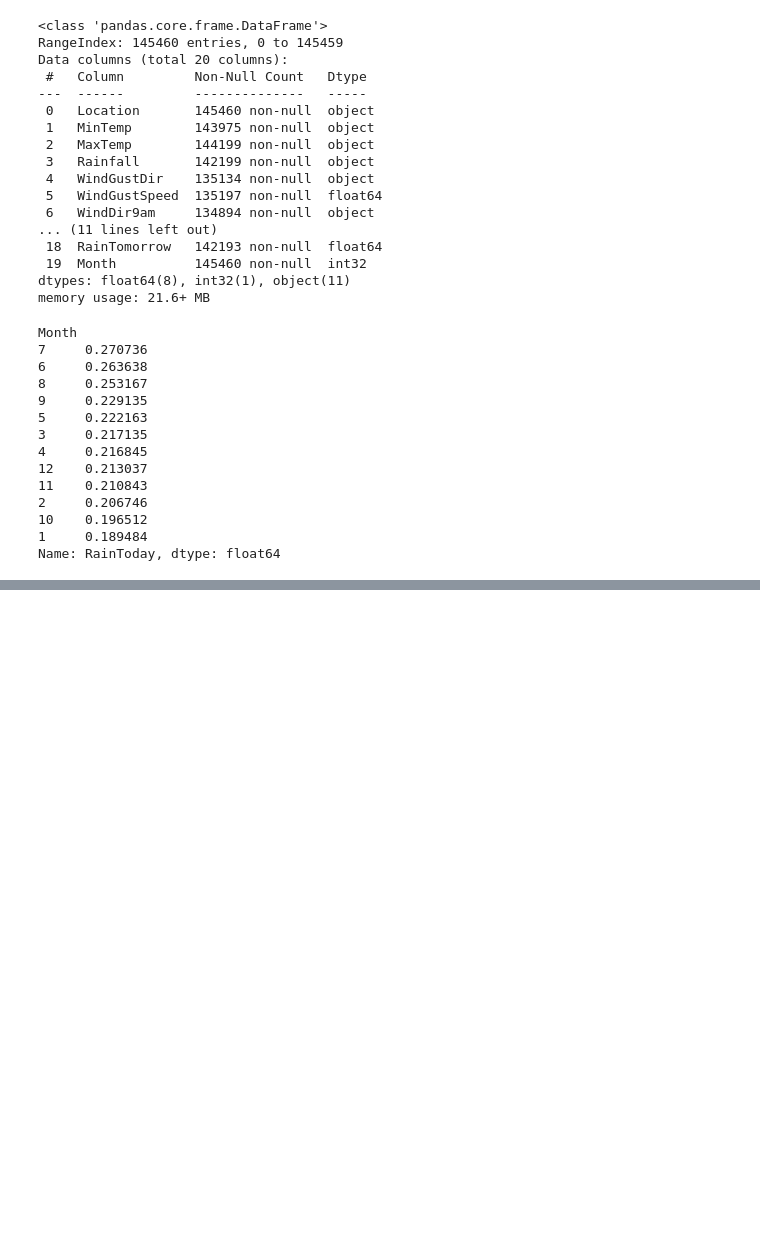
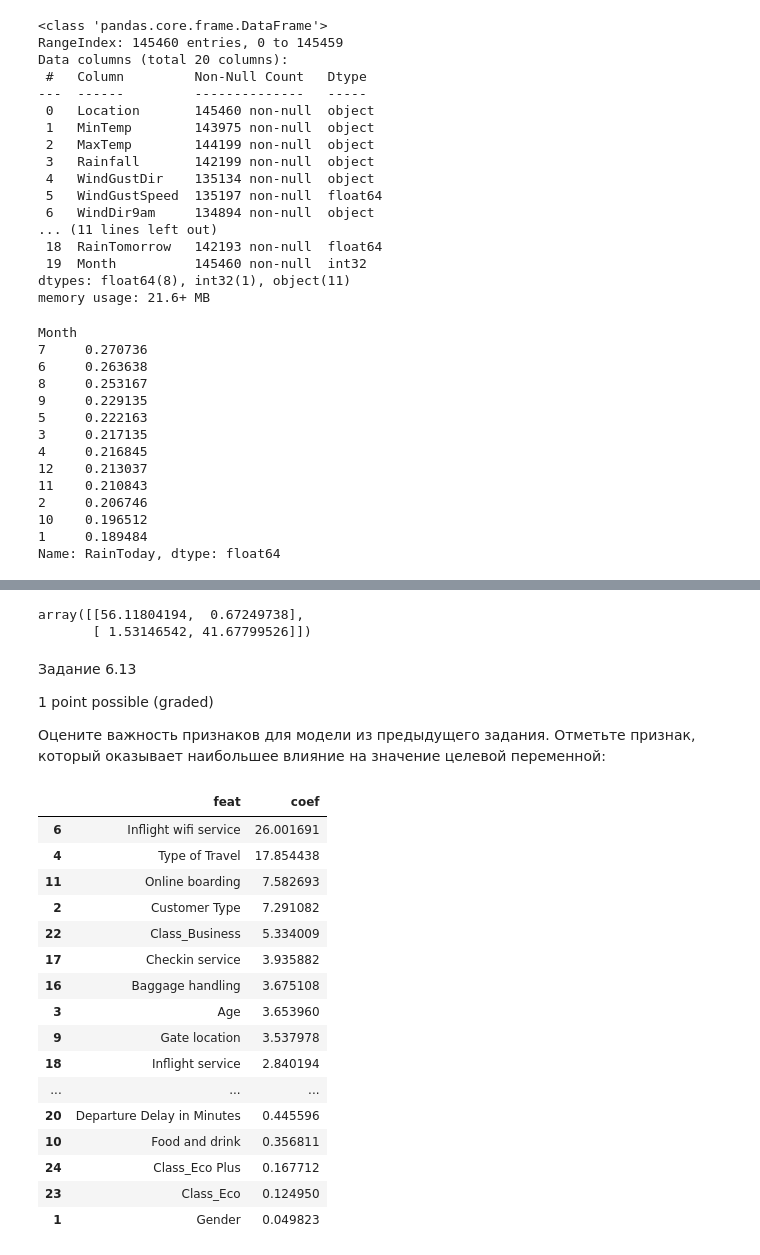
Before and after one commit to AlexGorel/IDE_NEW, a Jupyter notebook: MATH&ML-9. Математика ансамблевых методов/MATH&ML-9. Математика ансамблевых методов.ipynb, the cells around one changed output, grey strips where cells are left out. Drawn from its saved outputs; the diff is of its cells as text; code cells hidden in the pictures; blank space fills up the shorter version.

```diff
--- a/MATH&ML-9. Математика ансамблевых методов/MATH&ML-9. Математика ансамблевых методов.ipynb
+++ b/MATH&ML-9. Математика ансамблевых методов/MATH&ML-9. Математика ансамблевых методов.ipynb
@@ -499,0 +859,7 @@ Name: RainToday, dtype: float64
+# %%
+# the scaler object (model)
+scaler = StandardScaler()
+scaler.fit(X_train)
+X_train = scaler.transform(X_train)
+X_test = scaler.transform(X_test)
+round(X_test[0][0],2)
@@ -499,0 +898,12 @@ Name: RainToday, dtype: float64
+# %%
+from sklearn.ensemble import AdaBoostClassifier
+from sklearn.tree import DecisionTreeClassifier
+model_AdaBoost=AdaBoostClassifier(DecisionTreeClassifier(random_state=26),random_state=26,learning_rate=0.001)
+model_AdaBoost.fit(X_train, y_train)
+
+# Делаем предсказание
+y_train_pred_AdaBoost = model_AdaBoost.predict(X_train)
+y_test_pred_AdaBoost = model_AdaBoost.predict(X_test)
+# Считаем метрику f1 на тестовой выборке
+print('F1_test: {:.3f}'.format(metrics.f1_score(y_test, y_test_pred_AdaBoost)))
+#print('F1_train: {:.3f}'.format(metrics.f1_score(y_train, y_train_pred_AdaBoost)))
@@ -499,0 +949,10 @@ Name: RainToday, dtype: float64
+# %%
+model_XGBoost=XGBClassifier(random_state=26)
+model_XGBoost.fit(X_train, y_train)
+
+# Делаем предсказание
+y_train_pred_XGBoost = model_XGBoost.predict(X_train)
+y_test_pred_XGBoost = model_XGBoost.predict(X_test)
+# Считаем метрику f1 на тестовой выборке
+print('F1_test: {:.3f}'.format(metrics.f1_score(y_test, y_test_pred_XGBoost)))
+print('F1_train: {:.3f}'.format(metrics.f1_score(y_train, y_train_pred_XGBoost)))
@@ -499,0 +975,10 @@ Name: RainToday, dtype: float64
+# %%
+model_CatBoost=CatBoostClassifier(random_state=26)
+model_CatBoost.fit(X_train, y_train)
+
+# Делаем предсказание
+y_train_pred_CatBoost = model_CatBoost.predict(X_train)
+y_test_pred_CatBoost = model_CatBoost.predict(X_test)
+# Считаем метрику f1 на тестовой выборке
+print('F1_test: {:.3f}'.format(metrics.f1_score(y_test, y_test_pred_CatBoost)))
+print('F1_train: {:.3f}'.format(metrics.f1_score(y_train, y_train_pred_CatBoost)))
@@ -499,0 +1012,35 @@ Name: RainToday, dtype: float64
+# %%
+d_6_12=get_confusion_matrix(model_CatBoost, Pool(X_train, y_train))
+d_6_12
+(d_6_12 / d_6_12.sum())*100
+# %% [output]
+array([[56.11804194,  0.67249738],
+       [ 1.53146542, 41.67799526]])
+# %% [markdown]
+Задание 6.13
+
+1 point possible (graded)
+
+Оцените важность признаков для модели из предыдущего задания. Отметьте признак, который оказывает наибольшее влияние на значение целевой переменной:
+# %%
+feature_names = [x for x in df_air_pass if x != 'satisfaction']
+pd.DataFrame({'feat': feature_names,
+              'coef': model_CatBoost.feature_importances_}).sort_values(by='coef', ascending=False)
+# %% [output]
+|  | feat | coef |
+| 6 | Inflight wifi service | 26.001691 |
+| 4 | Type of Travel | 17.854438 |
+| 11 | Online boarding | 7.582693 |
+| 2 | Customer Type | 7.291082 |
+| 22 | Class_Business | 5.334009 |
+| 17 | Checkin service | 3.935882 |
+| 16 | Baggage handling | 3.675108 |
+| 3 | Age | 3.653960 |
+| 9 | Gate location | 3.537978 |
+| 18 | Inflight service | 2.840194 |
+| ... | ... | ... |
+| 20 | Departure Delay in Minutes | 0.445596 |
+| 10 | Food and drink | 0.356811 |
+| 24 | Class_Eco Plus | 0.167712 |
+| 23 | Class_Eco | 0.124950 |
+| 1 | Gender | 0.049823 |
```
Also changed, not shown: parts of 70 cells of this notebook, 5 other files.
